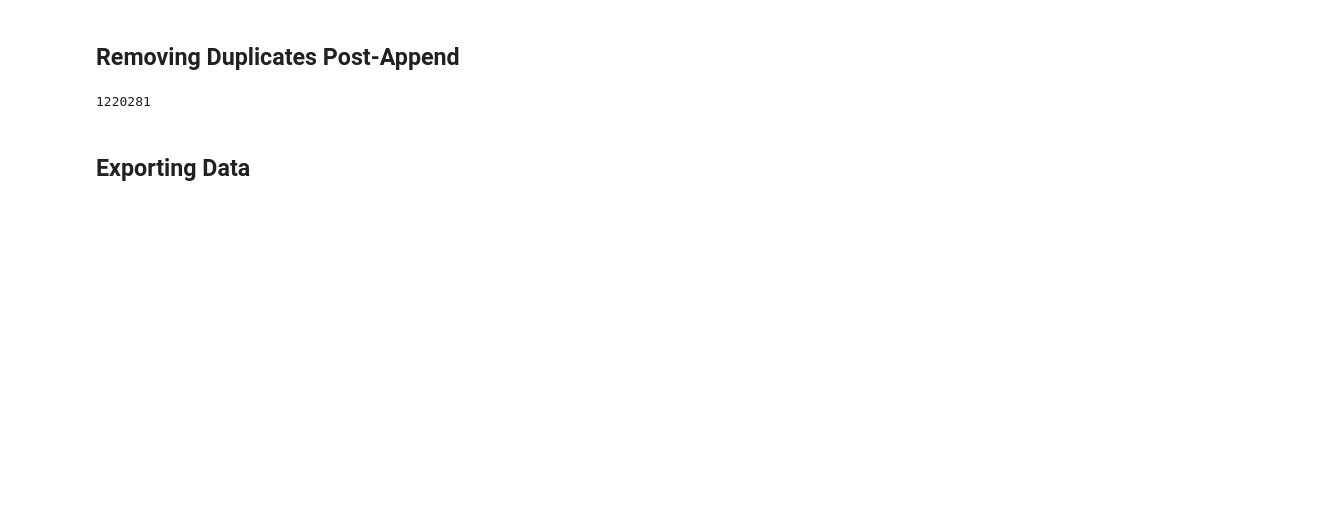
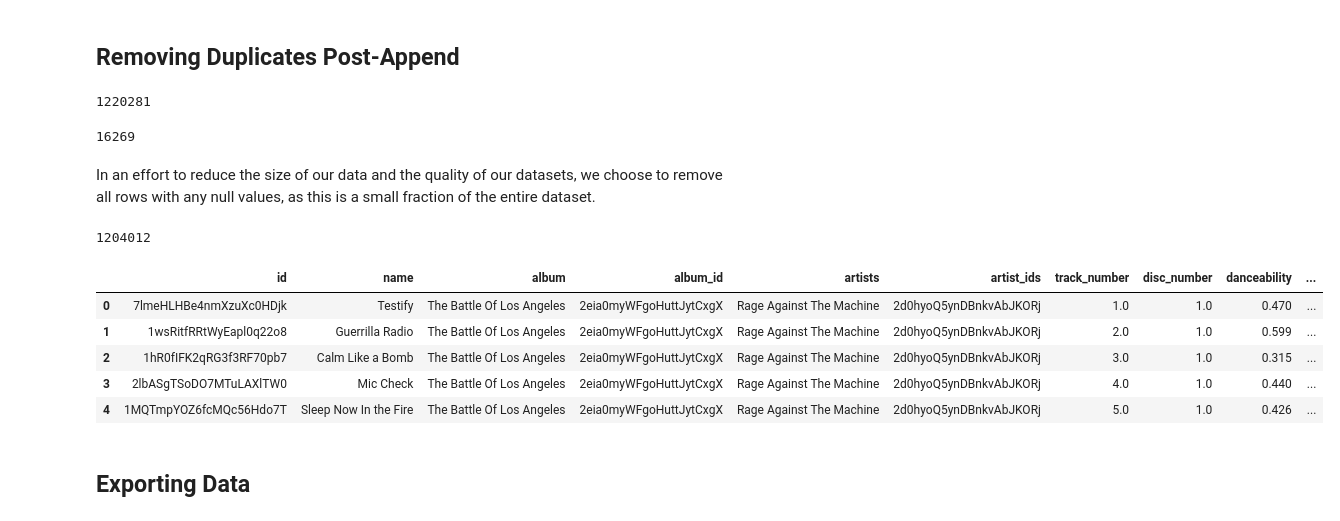
Before and after one commit to icpedroza/namis-minions, a Jupyter notebook: preprocessing.ipynb, the cells around one changed output. Cells and saved outputs as stored; diff of their text form; code cells hidden in the pictures; blank space fills up the shorter version.

Commit message:
Remove all null rows from clean data

```diff
--- a/preprocessing.ipynb
+++ b/preprocessing.ipynb
@@ -375,6 +375,36 @@ combined_df = combined_df.drop_duplicates(subset=["id", "name"], keep="first")
 len(combined_df)
 # %% [output]
 1220281
+# %%
+total_rows_with_null = combined_df.isnull().any(axis=1).sum()
+print(total_rows_with_null)
+# %% [output]
+16269
+# %% [markdown]
+In an effort to reduce the size of our data and the quality of our datasets, we choose to remove all rows with any null values, as this is a small fraction of the entire dataset.
+# %%
+combined_df.dropna(inplace=True)
+# %%
+import ast
+
+combined_df["artists"] = combined_df["artists"].apply(ast.literal_eval)
+combined_df["artist_ids"] = combined_df["artist_ids"].apply(ast.literal_eval)
+
+combined_df["artists"] = combined_df["artists"].apply(lambda x: ", ".join(map(str, x)))
+combined_df["artist_ids"] = combined_df["artist_ids"].apply(
+    lambda x: ", ".join(map(str, x))
+)
+# %%
+print(len(combined_df))
+combined_df.head()
+# %% [output]
+1204012
+|  | id | name | album | album_id | artists | artist_ids | track_number | disc_number | danceability | ... |
+| 0 | 7lmeHLHBe4nmXzuXc0HDjk | Testify | The Battle Of Los Angeles | 2eia0myWFgoHuttJytCxgX | Rage Against The Machine | 2d0hyoQ5ynDBnkvAbJKORj | 1.0 | 1.0 | 0.470 | ... |
+| 1 | 1wsRitfRRtWyEapl0q22o8 | Guerrilla Radio | The Battle Of Los Angeles | 2eia0myWFgoHuttJytCxgX | Rage Against The Machine | 2d0hyoQ5ynDBnkvAbJKORj | 2.0 | 1.0 | 0.599 | ... |
+| 2 | 1hR0fIFK2qRG3f3RF70pb7 | Calm Like a Bomb | The Battle Of Los Angeles | 2eia0myWFgoHuttJytCxgX | Rage Against The Machine | 2d0hyoQ5ynDBnkvAbJKORj | 3.0 | 1.0 | 0.315 | ... |
+| 3 | 2lbASgTSoDO7MTuLAXlTW0 | Mic Check | The Battle Of Los Angeles | 2eia0myWFgoHuttJytCxgX | Rage Against The Machine | 2d0hyoQ5ynDBnkvAbJKORj | 4.0 | 1.0 | 0.440 | ... |
+| 4 | 1MQTmpYOZ6fcMQc56Hdo7T | Sleep Now In the Fire | The Battle Of Los Angeles | 2eia0myWFgoHuttJytCxgX | Rage Against The Machine | 2d0hyoQ5ynDBnkvAbJKORj | 5.0 | 1.0 | 0.426 | ... |
 # %% [markdown]
 ## Exporting Data
 # %%
```
